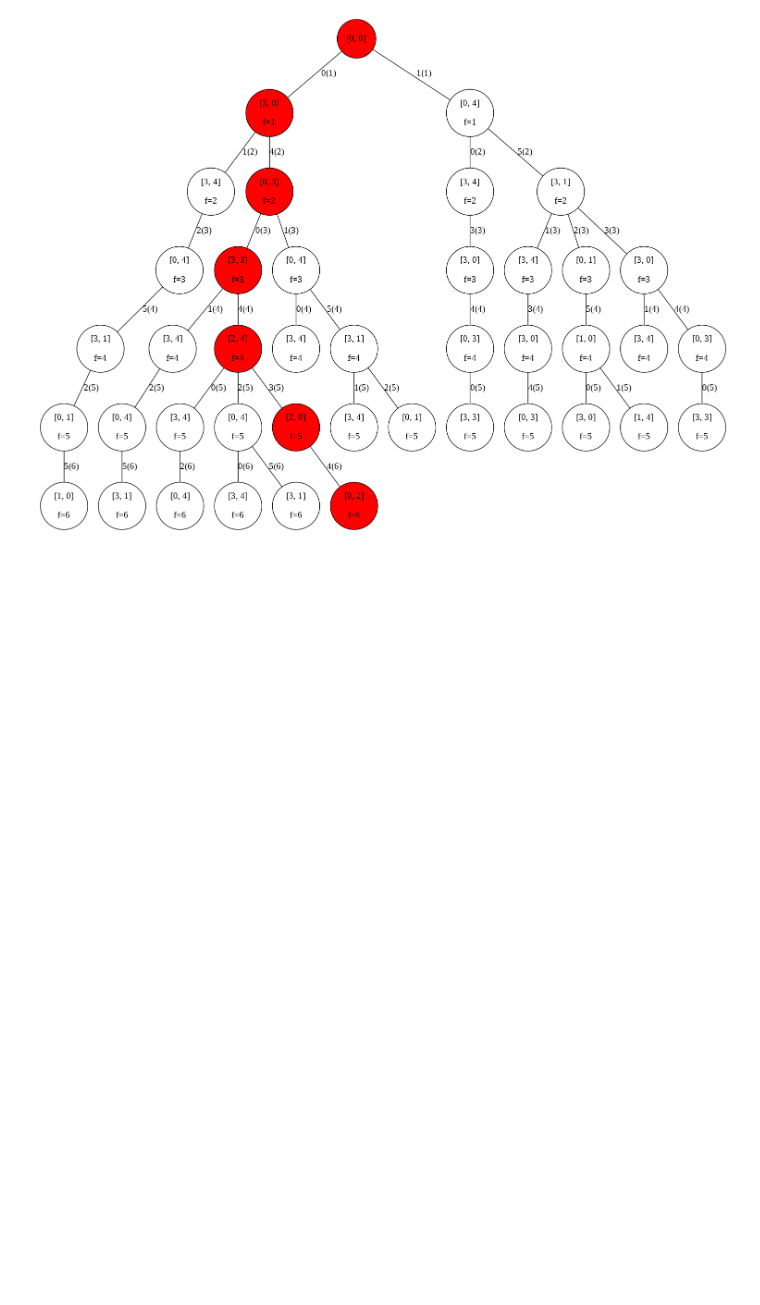
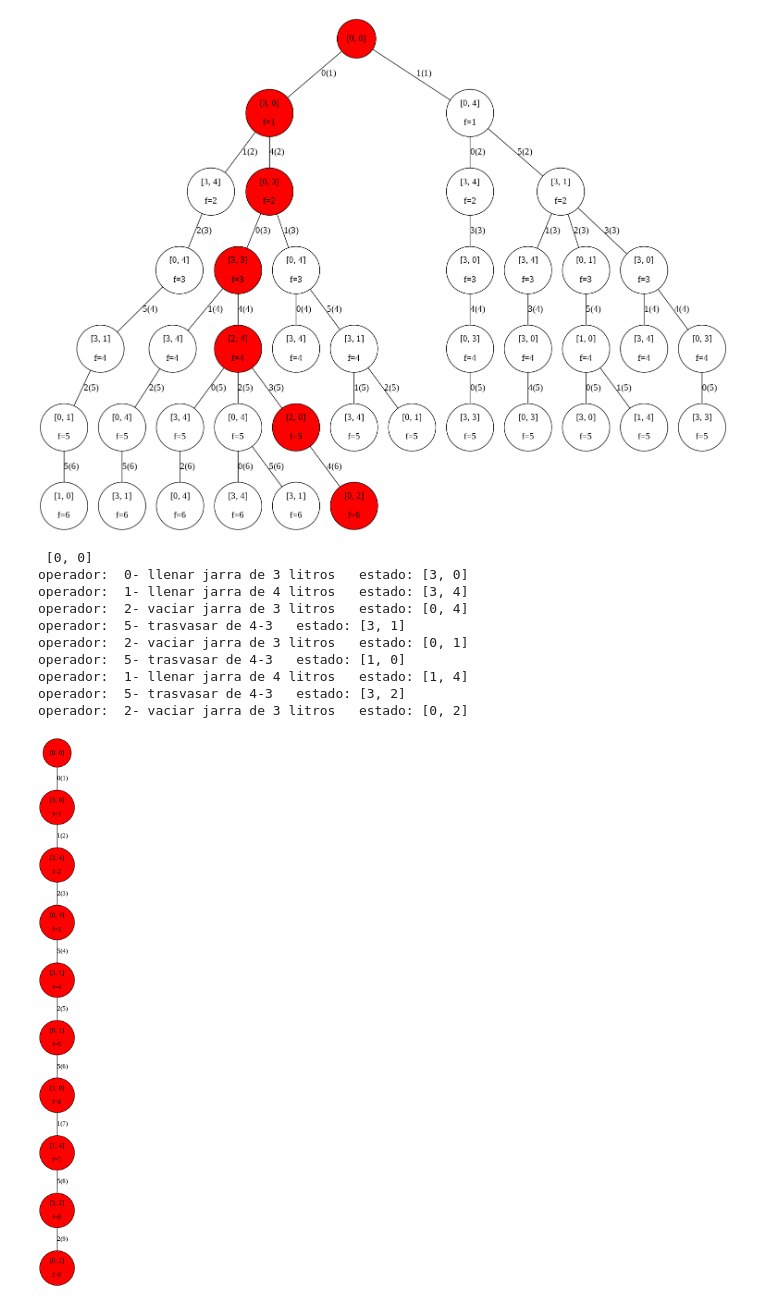
Before and after one commit to wmiguel29/Esp_IA, a Jupyter notebook: IA_BusquedaACiegas_Tree.ipynb, the cells around one changed output. Saved outputs shown, nothing was run; the diff lists cells and outputs as text; code cells hidden in the pictures; blank space fills up the shorter version.

```diff
--- a/IA_BusquedaACiegas_Tree.ipynb
+++ b/IA_BusquedaACiegas_Tree.ipynb
@@ -142,6 +142,29 @@ class Tree ():
           if endState==child:
             return newChild
 
+
+  def dephFirst(self, endState):
+    self.reinitRoot()
+    pq=[]
+    pq.append(self.root)
+    while len(pq)>0:
+      node=pq.pop()
+      if (node.parent is not None):
+        node.parent.add_node_child(node)
+      children=node.getchildrens(self.operators)
+      temp=[]
+      for i,child in enumerate(children):
+        if child is not None:
+          newChild=type(self.root)(value=node.value+'-'+str(i),state=child,operator=i,parent=node)
+          temp.append(newChild)
+          if endState==child:
+            node.add_node_child(newChild)
+            return newChild
+      #Adicionar los hijos en forma inversa para que salga primero el primero que se adicionó
+      temp.reverse()
+      for e in temp:
+        pq.append(e)
+
   def draw(self,path):
     graph = pydot.Dot(graph_type='graph')
     nodeGraph=pydot.Node(str(self.root.state)+"-"+str(0),
@@ -271,3 +294,21 @@ operador:  4- trasvasar de 3-4   estado: [2, 4]
 operador:  3- vaciar jarra de 4 litros   estado: [2, 0]
 operador:  4- trasvasar de 3-4   estado: [0, 2]
 [figure]
+# %%
+objective=problemaJarras.dephFirst(endState)
+path=problemaJarras.printPath(objective)
+graph=problemaJarras.draw(path.copy())
+tree_image = Image(graph.create_png(), width=100, height=800)
+display(tree_image)
+# %% [output]
+ [0, 0]
+operador:  0- llenar jarra de 3 litros   estado: [3, 0]
+operador:  1- llenar jarra de 4 litros   estado: [3, 4]
+operador:  2- vaciar jarra de 3 litros   estado: [0, 4]
+operador:  5- trasvasar de 4-3   estado: [3, 1]
+operador:  2- vaciar jarra de 3 litros   estado: [0, 1]
+operador:  5- trasvasar de 4-3   estado: [1, 0]
+operador:  1- llenar jarra de 4 litros   estado: [1, 4]
+operador:  5- trasvasar de 4-3   estado: [3, 2]
+operador:  2- vaciar jarra de 3 litros   estado: [0, 2]
+[figure, added]
```
